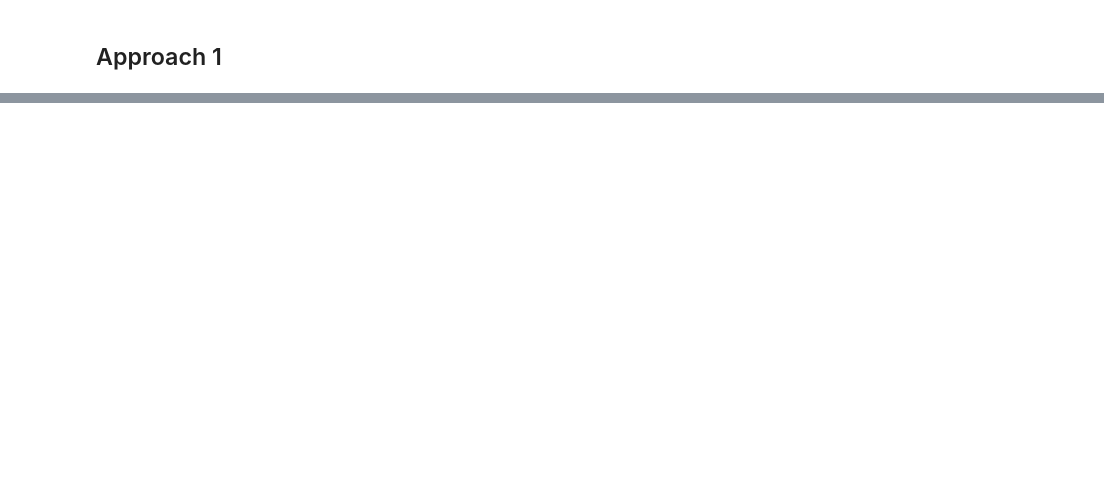
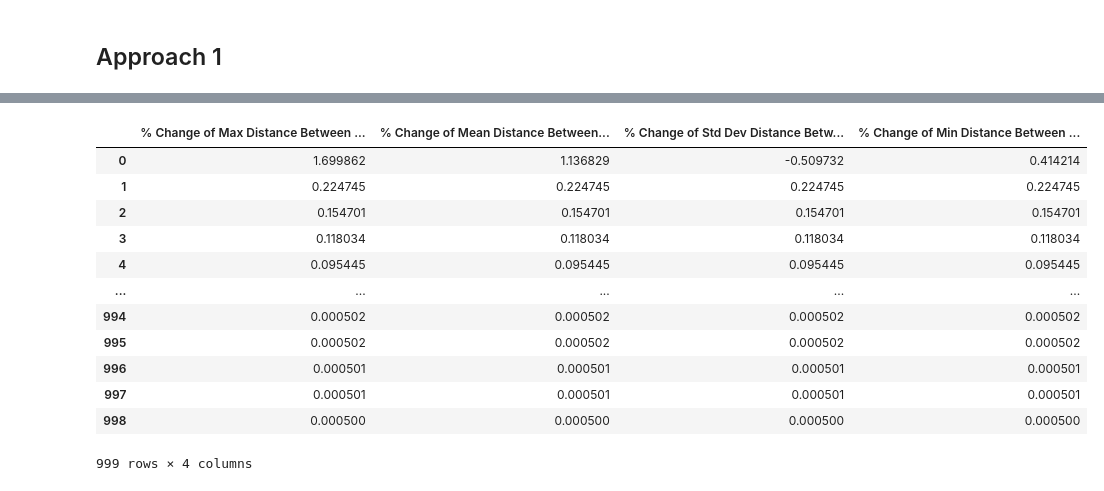
Before and after one commit to jsub10/Dimensionality, a Jupyter notebook: dimensionality.ipynb, the cells around one changed output, grey strips where cells are left out. Saved outputs shown, nothing was run; the diff lists cells and outputs as text; code cells hidden in the pictures; blank space fills up the shorter version.

```diff
--- a/dimensionality.ipynb
+++ b/dimensionality.ipynb
@@ -243,0 +407,16 @@ Generated in 1.544 seconds.
+# %%
+df_pct_changes
+# %% [output]
+|  | % Change of Max Distance Between ... | % Change of Mean Distance Between... | % Change of Std Dev Distance Betw... | % Change of Min Distance Between ... |
+| 0 | 1.699862 | 1.136829 | -0.509732 | 0.414214 |
+| 1 | 0.224745 | 0.224745 | 0.224745 | 0.224745 |
+| 2 | 0.154701 | 0.154701 | 0.154701 | 0.154701 |
+| 3 | 0.118034 | 0.118034 | 0.118034 | 0.118034 |
+| 4 | 0.095445 | 0.095445 | 0.095445 | 0.095445 |
+| ... | ... | ... | ... | ... |
+| 994 | 0.000502 | 0.000502 | 0.000502 | 0.000502 |
+| 995 | 0.000502 | 0.000502 | 0.000502 | 0.000502 |
+| 996 | 0.000501 | 0.000501 | 0.000501 | 0.000501 |
+| 997 | 0.000501 | 0.000501 | 0.000501 | 0.000501 |
+| 998 | 0.000500 | 0.000500 | 0.000500 | 0.000500 |
+999 rows × 4 columns
```
Also changed, not shown: parts of 16 cells of this notebook.
